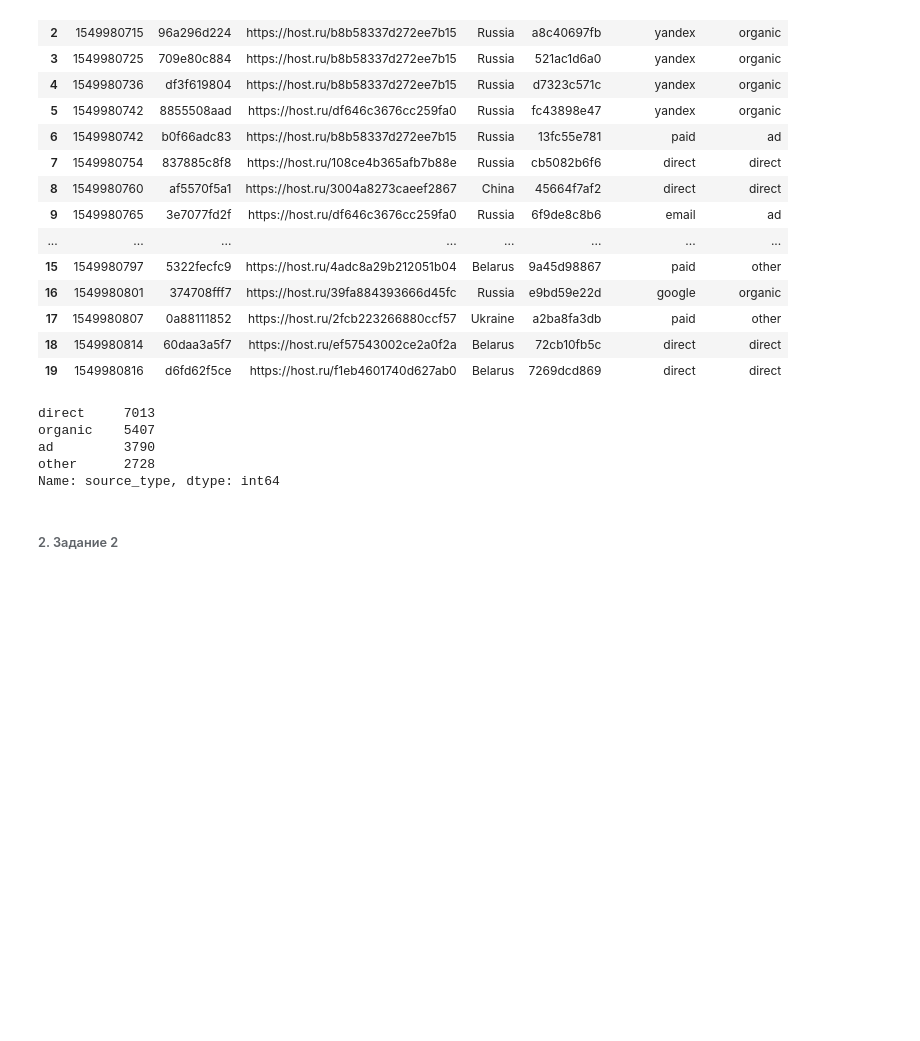
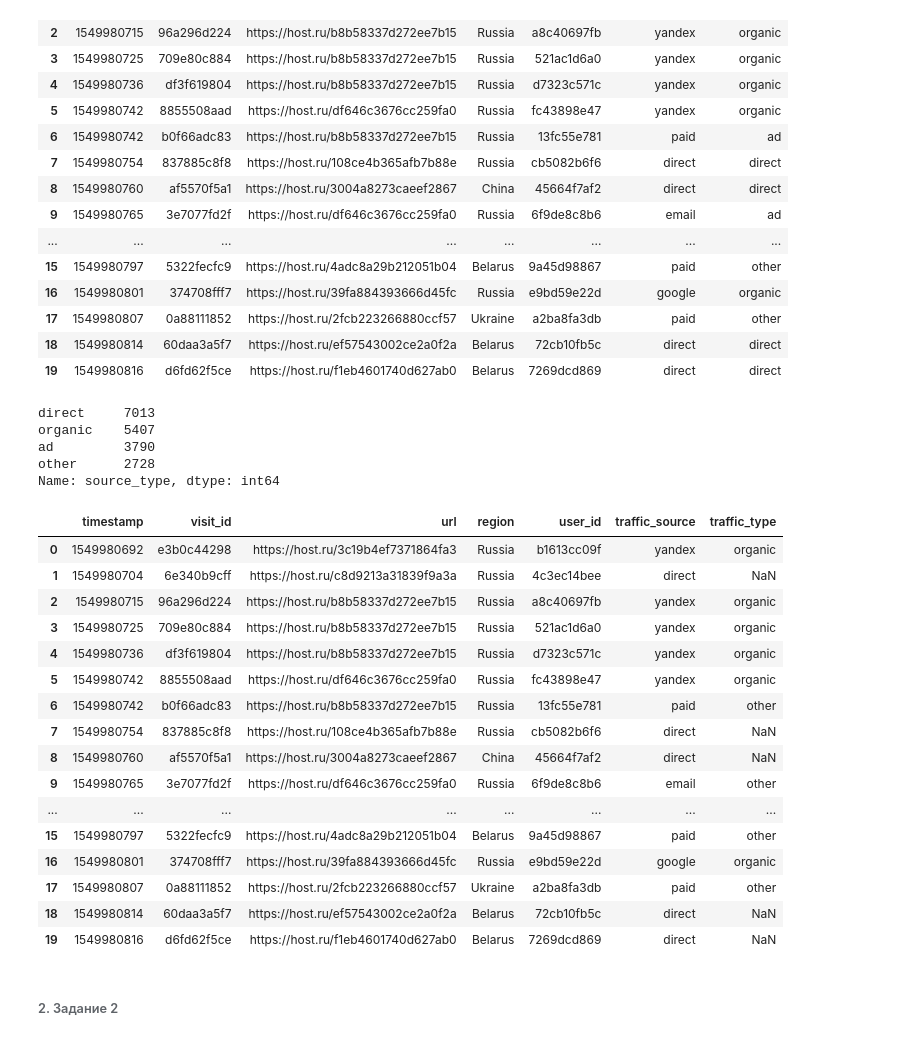
Before and after one commit to Anton-Solop/PYDP, a Jupyter notebook: home_work_pivot_and_str.ipynb, the cells around one changed output. Drawn from its saved outputs; the diff is of its cells as text; code cells hidden in the pictures; blank space fills up the shorter version.

```diff
--- a/home_work_pivot_and_str.ipynb
+++ b/home_work_pivot_and_str.ipynb
@@ -81,6 +81,32 @@ organic    5407
 ad         3790
 other      2728
 Name: source_type, dtype: int64
+# %%
+# Преподаватель рекомендовал в первом варианте использовать .isin
+log.loc[log.traffic_source.isin(['yandex', 'google']), 'traffic_type'] = 'organic'
+# Дальше моя интерпретация (не доработанная)
+log.loc[log.traffic_source.isin(['paid', 'email']), 'traffic_type'] = 'other'
+log.loc[log.traffic_source.isin(['paid', 'email']), 'traffic_type'] = 'other'
+# %%
+log.head(20)
+# %% [output]
+|  | timestamp | visit_id | url | region | user_id | traffic_source | traffic_type |
+| 0 | 1549980692 | e3b0c44298 | https://host.ru/3c19b4ef7371864fa3 | Russia | b1613cc09f | yandex | organic |
+| 1 | 1549980704 | 6e340b9cff | https://host.ru/c8d9213a31839f9a3a | Russia | 4c3ec14bee | direct | NaN |
+| 2 | 1549980715 | 96a296d224 | https://host.ru/b8b58337d272ee7b15 | Russia | a8c40697fb | yandex | organic |
+| 3 | 1549980725 | 709e80c884 | https://host.ru/b8b58337d272ee7b15 | Russia | 521ac1d6a0 | yandex | organic |
+| 4 | 1549980736 | df3f619804 | https://host.ru/b8b58337d272ee7b15 | Russia | d7323c571c | yandex | organic |
+| 5 | 1549980742 | 8855508aad | https://host.ru/df646c3676cc259fa0 | Russia | fc43898e47 | yandex | organic |
+| 6 | 1549980742 | b0f66adc83 | https://host.ru/b8b58337d272ee7b15 | Russia | 13fc55e781 | paid | other |
+| 7 | 1549980754 | 837885c8f8 | https://host.ru/108ce4b365afb7b88e | Russia | cb5082b6f6 | direct | NaN |
+| 8 | 1549980760 | af5570f5a1 | https://host.ru/3004a8273caeef2867 | China | 45664f7af2 | direct | NaN |
+| 9 | 1549980765 | 3e7077fd2f | https://host.ru/df646c3676cc259fa0 | Russia | 6f9de8c8b6 | email | other |
+| ... | ... | ... | ... | ... | ... | ... | ... |
+| 15 | 1549980797 | 5322fecfc9 | https://host.ru/4adc8a29b212051b04 | Belarus | 9a45d98867 | paid | other |
+| 16 | 1549980801 | 374708fff7 | https://host.ru/39fa884393666d45fc | Russia | e9bd59e22d | google | organic |
+| 17 | 1549980807 | 0a88111852 | https://host.ru/2fcb223266880ccf57 | Ukraine | a2ba8fa3db | paid | other |
+| 18 | 1549980814 | 60daa3a5f7 | https://host.ru/ef57543002ce2a0f2a | Belarus | 72cb10fb5c | direct | NaN |
+| 19 | 1549980816 | d6fd62f5ce | https://host.ru/f1eb4601740d627ab0 | Belarus | 7269dcd869 | direct | NaN |
 # %% [markdown]
 ###### 2. Задание 2 <a id='task2'></a>
 # %% [markdown]
```
Also changed, not shown: 1 other file.
